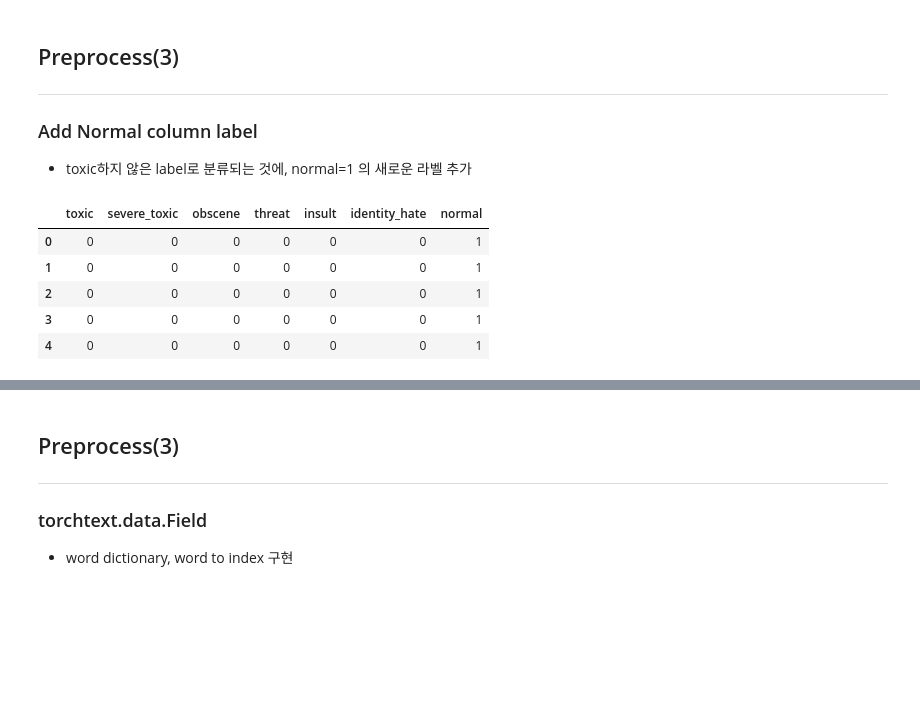
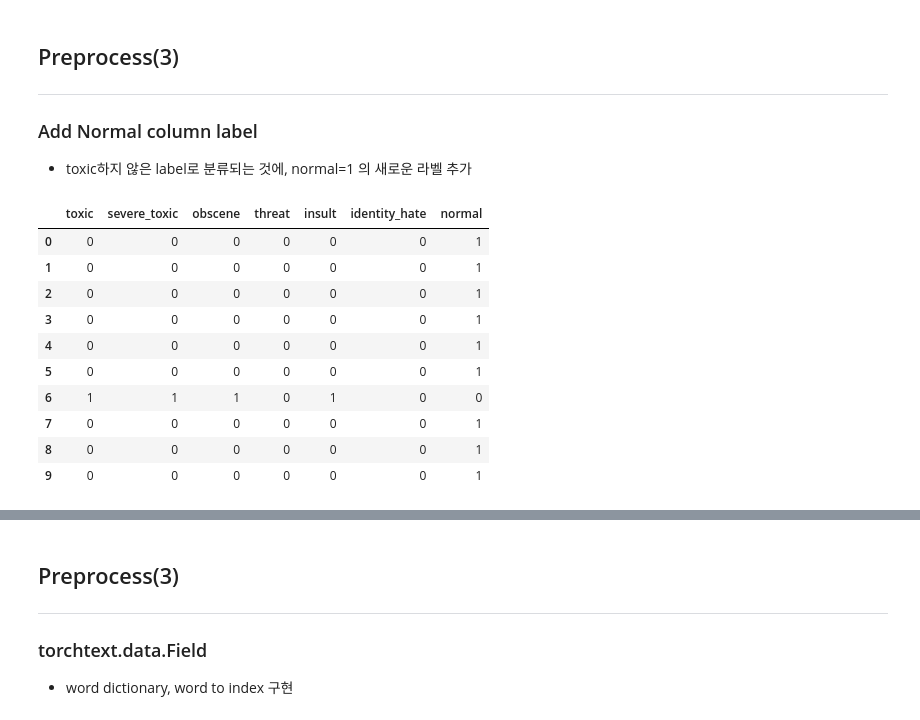
Before and after one commit to sweetcocoa/kaggle, a Jupyter notebook: toxic_comment/cl_wlcnn.ipynb, the cells around one changed output, grey strips where cells are left out. Drawn from its saved outputs; the diff is of its cells as text; code cells hidden in the pictures; blank space fills up the shorter version.

```diff
--- a/toxic_comment/load_and_train_sample.ipynb
+++ b/toxic_comment/cl_wlcnn.ipynb
@@ -188,11 +215,16 @@ train.loc[train[labels].sum(axis=1) == 0, 'normal'] = 1
 labels.append('normal')
 # %%
 y_labels = train[labels]
-y_labels.head()
+y_labels.head(n=10)
 # %% [output]
 |  | toxic | severe_toxic | obscene | threat | insult | identity_hate | normal |
 | 0 | 0 | 0 | 0 | 0 | 0 | 0 | 1 |
 | 1 | 0 | 0 | 0 | 0 | 0 | 0 | 1 |
 | 2 | 0 | 0 | 0 | 0 | 0 | 0 | 1 |
 | 3 | 0 | 0 | 0 | 0 | 0 | 0 | 1 |
 | 4 | 0 | 0 | 0 | 0 | 0 | 0 | 1 |
+| 5 | 0 | 0 | 0 | 0 | 0 | 0 | 1 |
+| 6 | 1 | 1 | 1 | 0 | 1 | 0 | 0 |
+| 7 | 0 | 0 | 0 | 0 | 0 | 0 | 1 |
+| 8 | 0 | 0 | 0 | 0 | 0 | 0 | 1 |
+| 9 | 0 | 0 | 0 | 0 | 0 | 0 | 1 |
```
Also changed, not shown: parts of 26 cells of this notebook, 1 other file.
